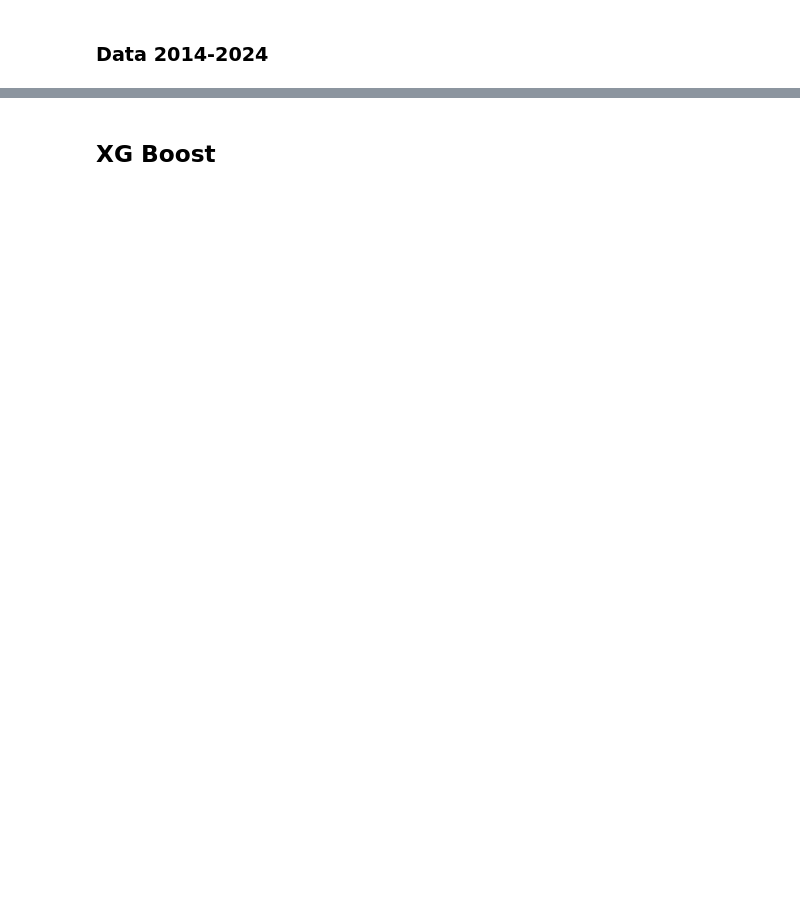
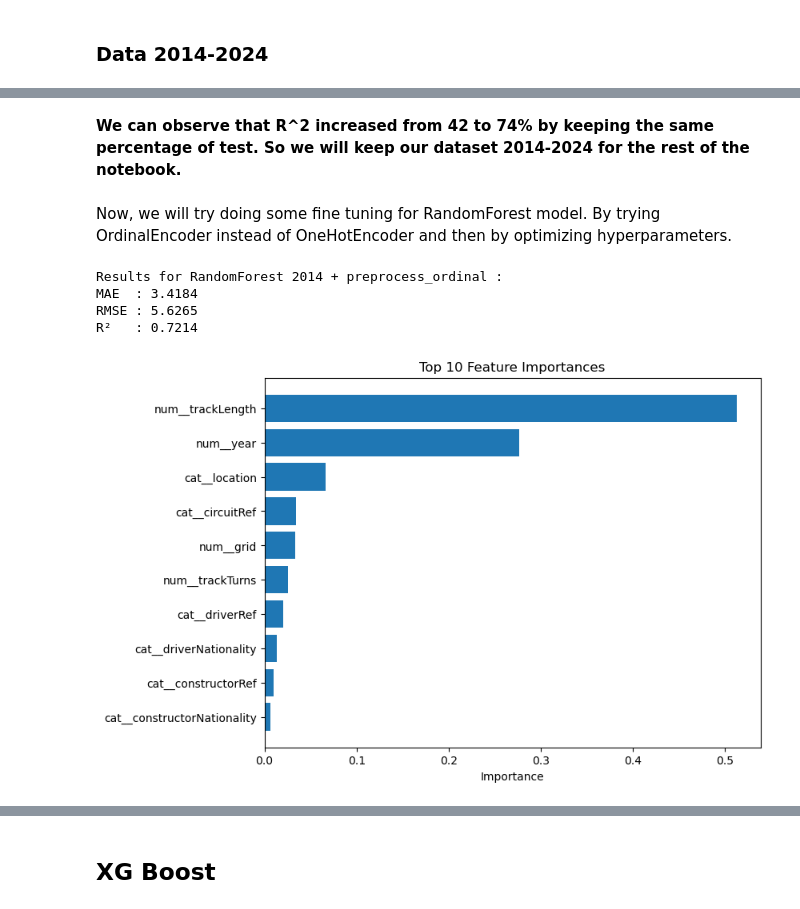
Before and after one commit to EmilieChtr/F1_notebook_project, a Jupyter notebook: pred_notebook.ipynb, the cells around one changed output, grey strips where cells are left out. Saved outputs shown, nothing was run; the diff lists cells and outputs as text; code cells hidden in the pictures; blank space fills up the shorter version.

```diff
--- a/pred_notebook.ipynb
+++ b/pred_notebook.ipynb
@@ -448,0 +397,41 @@ Several dummy variables related to specific circuits or locations appear among t
+# %% [markdown]
+**We can observe that R^2 increased from 42 to 74% by keeping the same percentage of test. So we will keep our dataset 2014-2024 for the rest of the notebook.**
+# %% [markdown]
+Now, we will try doing some fine tuning for RandomForest model. By trying OrdinalEncoder instead of OneHotEncoder and then by optimizing hyperparameters.
+# %%
+X_train_14_ordinal = preprocess_ordinal.fit_transform(X_train_14)
+X_test_14_ordinal  = preprocess_ordinal.transform(X_test_14)
+
+#noms des features après preprocess_basic
+feature_names_ordinal = preprocess_ordinal.get_feature_names_out()
+
+rf_basic = RandomForestRegressor(
+    n_estimators=300,
+    max_depth=None,
+    min_samples_split=2,
+    min_samples_leaf=1,
+    random_state=42,
+    n_jobs=-1
+)
+
+
+y_pred_ordinal = evaluate_model(
+    rf_basic,
+    X_train_14_ordinal,
+    y_train_14,
+    X_test_14_ordinal,
+    y_test_14,
+    model_name="RandomForest 2014 + preprocess_ordinal"
+)
+
+plot_feature_importances(
+    model=rf_basic,
+    feature_names=feature_names_ordinal,
+    top_n=10
+)
+# %% [output]
+Results for RandomForest 2014 + preprocess_ordinal :
+MAE  : 3.4184
+RMSE : 5.6265
+R²   : 0.7214
+[figure, added]
```
Also changed, not shown: parts of 46 cells of this notebook.
